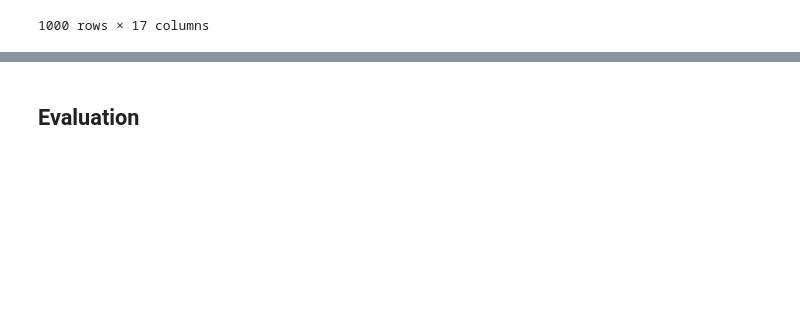
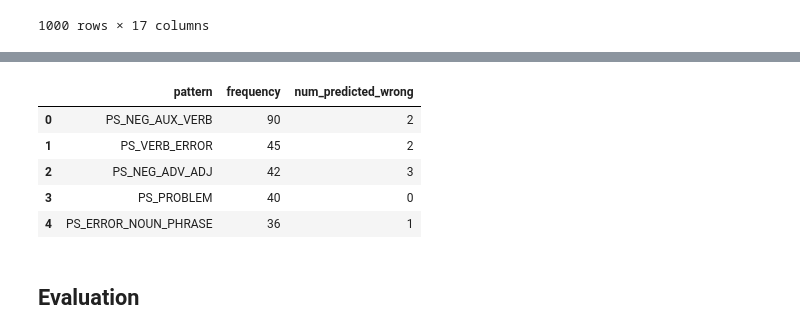
Before and after one commit to NoleWang/Respondent_Recommendation, a Jupyter notebook: Data/tools/Pattern_Extraction.ipynb, the cells around one changed output, grey strips where cells are left out. Drawn from its saved outputs; the diff is of its cells as text; code cells hidden in the pictures; blank space fills up the shorter version.

```diff
--- a/Data/tools/Pattern_Extraction.ipynb
+++ b/Data/tools/Pattern_Extraction.ipynb
@@ -206,0 +270,7 @@ pattern_sum
+# %%
+pattern = []
+freq = []
+for pattern_freq in pattern_sum:
+    for k, v in pattern_freq.items():
+        pattern.append(k)
+        freq.append(v)
@@ -245,0 +331,22 @@ pattern_sum
+# %%
+ps_dict = pattern_freq(df_test, "predicted_PS", "Acc_PS", dict.fromkeys(ps_pattern_code,0))
+# %%
+pattern = []
+freq = []
+for pattern_freq in pattern_sum:
+    for k, v in pattern_freq.items():
+        pattern.append(k)
+        freq.append(v)
+# %%
+df_pattern_ps_test = pd.DataFrame()
+df_pattern_ps_test["pattern"] = pattern
+df_pattern_ps_test["frequency"] = freq
+df_pattern_ps_test["num_predicted_wrong"] = [ps_dict[df_pattern_ps_test.loc[i]["pattern"]] for i in range(len(df_pattern_ps_test))]
+df_pattern_ps_test.head()
+# %% [output]
+|  | pattern | frequency | num_predicted_wrong |
+| 0 | PS_NEG_AUX_VERB | 90 | 2 |
+| 1 | PS_VERB_ERROR | 45 | 2 |
+| 2 | PS_NEG_ADV_ADJ | 42 | 3 |
+| 3 | PS_PROBLEM | 40 | 0 |
+| 4 | PS_ERROR_NOUN_PHRASE | 36 | 1 |
```
Also changed, not shown: parts of 26 cells of this notebook, 3 other files.
